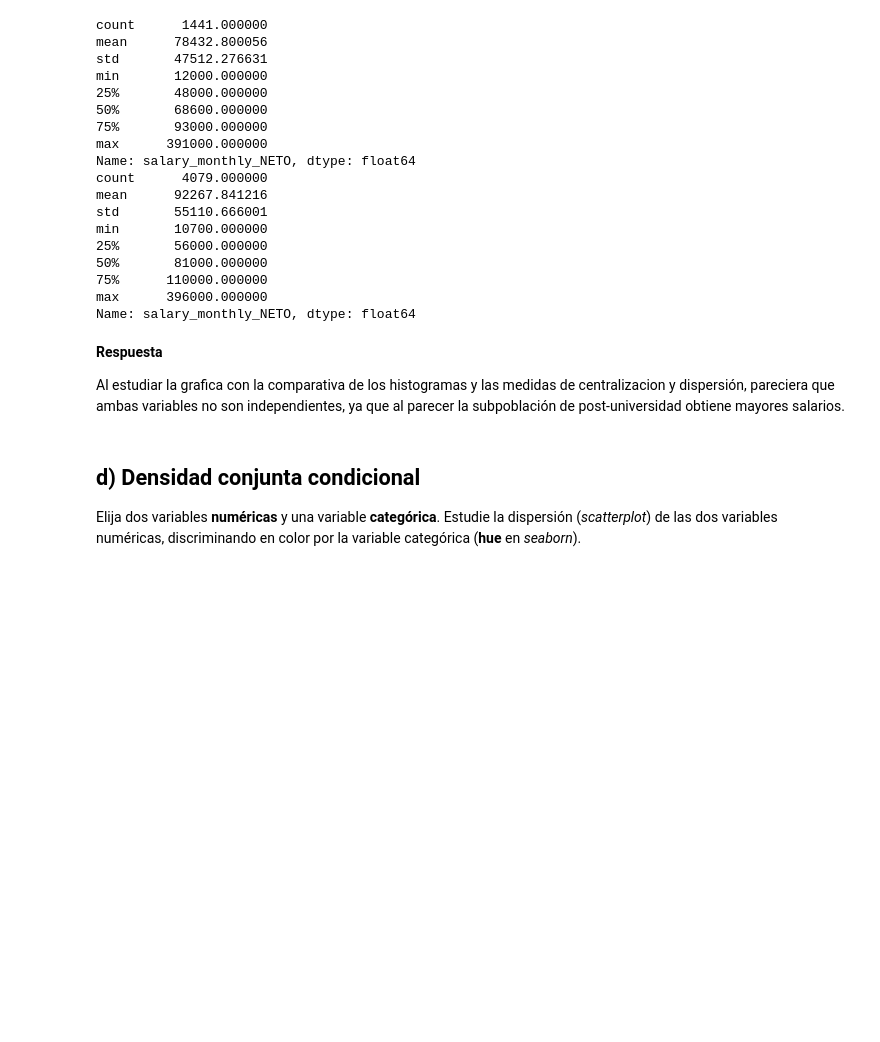
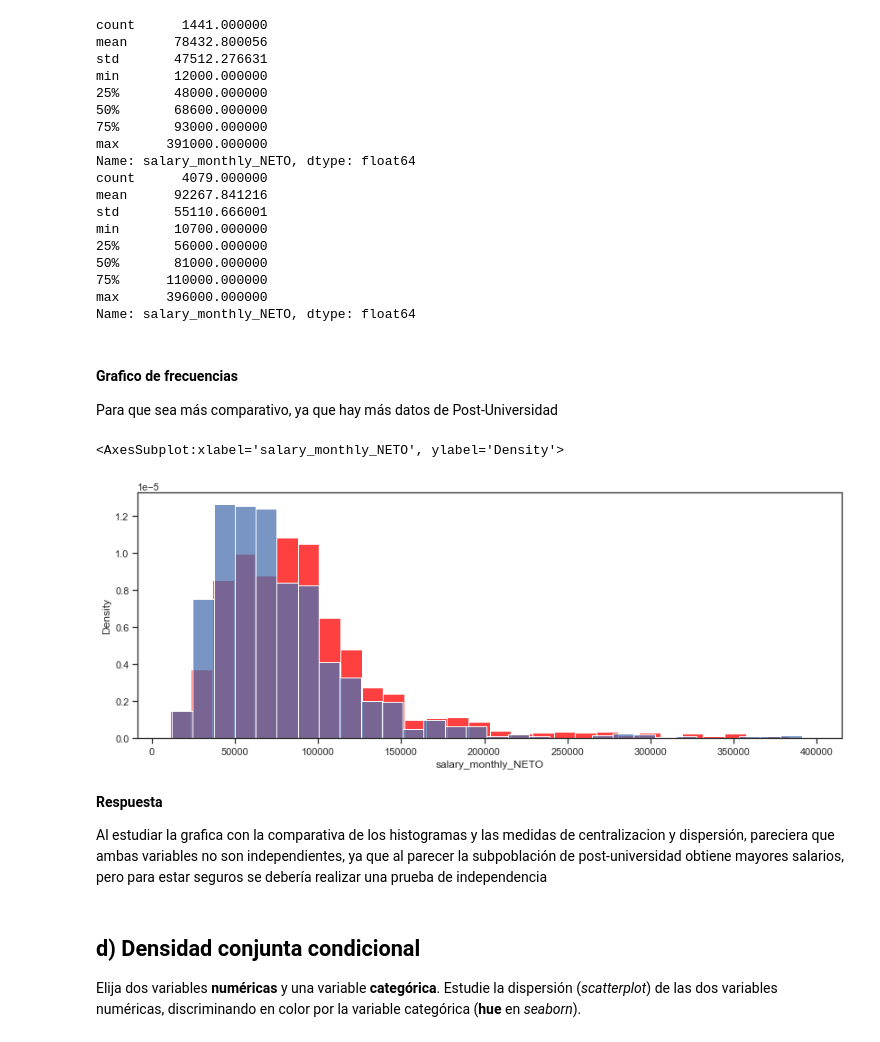
Before and after one commit to mgobbi289/DiploDatos, a Jupyter notebook: AnalisisyVisualizacion/Entregable_1_Ejercicio_2.ipynb, the cells around one changed output. Cells and saved outputs as stored; diff of their text form; code cells hidden in the pictures; blank space fills up the shorter version.

```diff
--- a/AnalisisyVisualizacion/Entregable_1_Ejercicio_2.ipynb
+++ b/AnalisisyVisualizacion/Entregable_1_Ejercicio_2.ipynb
@@ -402,10 +404,21 @@ min       10700.000000
 75%      110000.000000
 max      396000.000000
 Name: salary_monthly_NETO, dtype: float64
+# %% [markdown]
+#### Grafico de frecuencias
+Para que sea más comparativo, ya que hay más datos de Post-Universidad
+# %%
+fig = plt.figure(figsize=(14, 5))
+
+seaborn.histplot(df[s_studies=='Post-Universidad'][neto], stat="density",bins=30,color='red')
+seaborn.histplot(df[s_studies=='Pre-Universidad'][neto], stat="density",bins=30)
+# %% [output]
+<AxesSubplot:xlabel='salary_monthly_NETO', ylabel='Density'>
+[figure, added]
 # %% [markdown]
 **Respuesta**
 
-Al estudiar la grafica con la comparativa de los histogramas y las medidas de centralizacion y dispersión, pareciera que ambas variables no son independientes, ya que al parecer la subpoblación de post-universidad obtiene mayores salarios.
+Al estudiar la grafica con la comparativa de los histogramas y las medidas de centralizacion y dispersión, pareciera que ambas variables no son independientes, ya que al parecer la subpoblación de post-universidad obtiene mayores salarios, pero para estar seguros se debería realizar una prueba de independencia
 # %% [markdown]
 ## d) Densidad conjunta condicional
 
```
Also changed, not shown: parts of 6 cells of this notebook.
